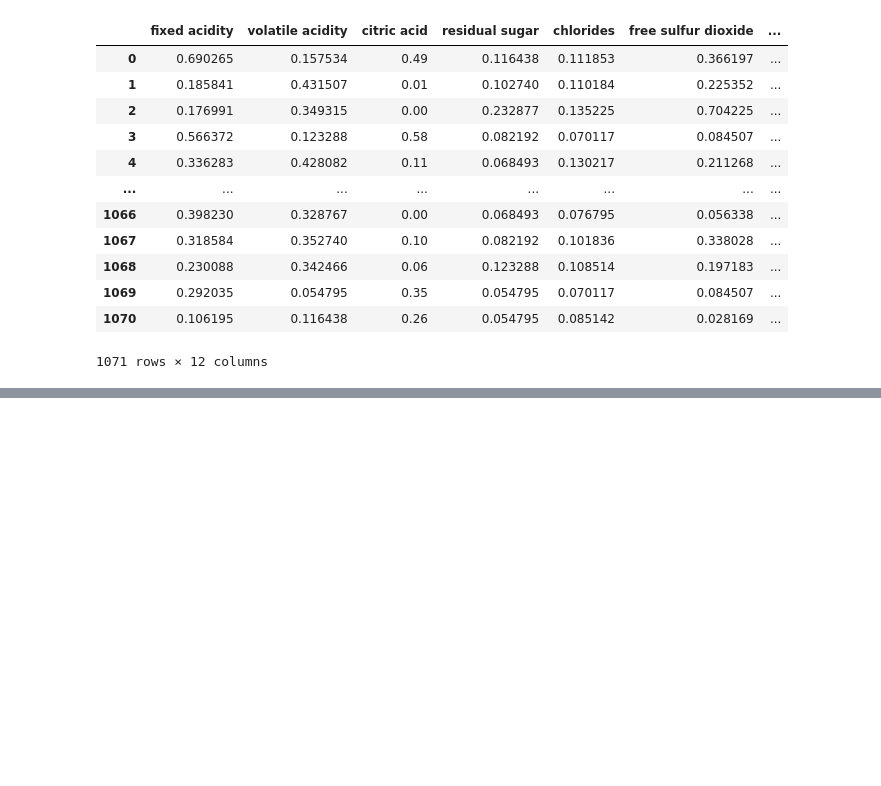
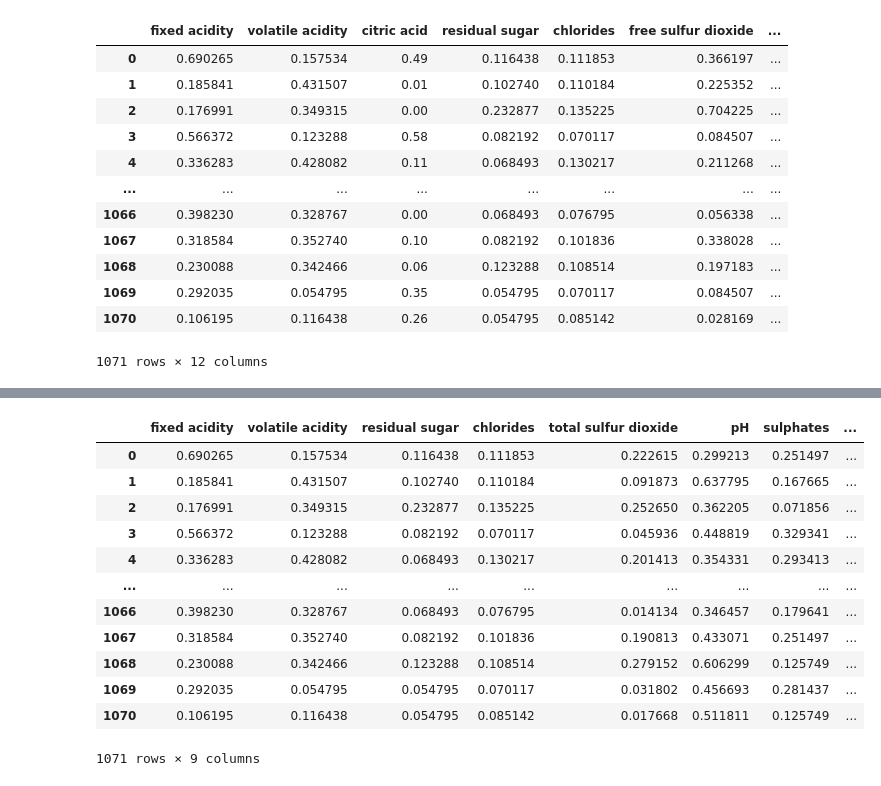
Before and after one commit to jdeguzman4/ML-Mini-Project, a Jupyter notebook: notebooks/Feature Relevance.ipynb, the cells around one changed output, grey strips where cells are left out. Cells and saved outputs as stored; diff of their text form; code cells hidden in the pictures; blank space fills up the shorter version.

```diff
--- a/notebooks/Feature Relevance.ipynb
+++ b/notebooks/Feature Relevance.ipynb
@@ -39,0 +50,20 @@ redwine_df
+# %%
+drop_features = ["citric acid", "density", "free sulfur dioxide"]
+
+redwine_df.drop(drop_features, inplace=True, axis=1)
+
+redwine_df
+# %% [output]
+|  | fixed acidity | volatile acidity | residual sugar | chlorides | total sulfur dioxide | pH | sulphates | ... |
+| 0 | 0.690265 | 0.157534 | 0.116438 | 0.111853 | 0.222615 | 0.299213 | 0.251497 | ... |
+| 1 | 0.185841 | 0.431507 | 0.102740 | 0.110184 | 0.091873 | 0.637795 | 0.167665 | ... |
+| 2 | 0.176991 | 0.349315 | 0.232877 | 0.135225 | 0.252650 | 0.362205 | 0.071856 | ... |
+| 3 | 0.566372 | 0.123288 | 0.082192 | 0.070117 | 0.045936 | 0.448819 | 0.329341 | ... |
+| 4 | 0.336283 | 0.428082 | 0.068493 | 0.130217 | 0.201413 | 0.354331 | 0.293413 | ... |
+| ... | ... | ... | ... | ... | ... | ... | ... | ... |
+| 1066 | 0.398230 | 0.328767 | 0.068493 | 0.076795 | 0.014134 | 0.346457 | 0.179641 | ... |
+| 1067 | 0.318584 | 0.352740 | 0.082192 | 0.101836 | 0.190813 | 0.433071 | 0.251497 | ... |
+| 1068 | 0.230088 | 0.342466 | 0.123288 | 0.108514 | 0.279152 | 0.606299 | 0.125749 | ... |
+| 1069 | 0.292035 | 0.054795 | 0.054795 | 0.070117 | 0.031802 | 0.456693 | 0.281437 | ... |
+| 1070 | 0.106195 | 0.116438 | 0.054795 | 0.085142 | 0.017668 | 0.511811 | 0.125749 | ... |
+1071 rows × 9 columns
```
Also changed, not shown: parts of 8 cells of this notebook.
